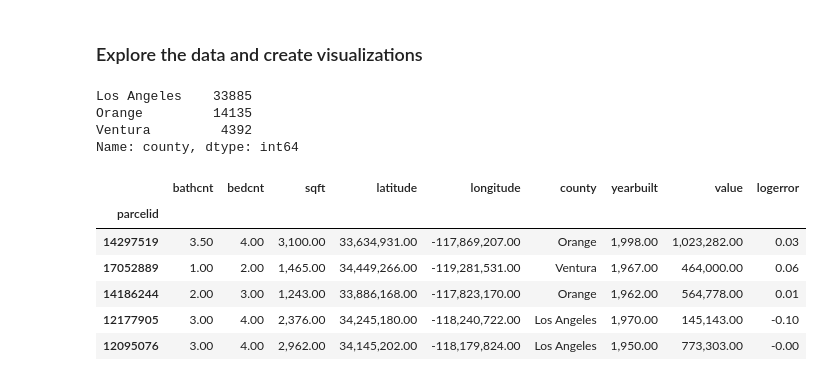
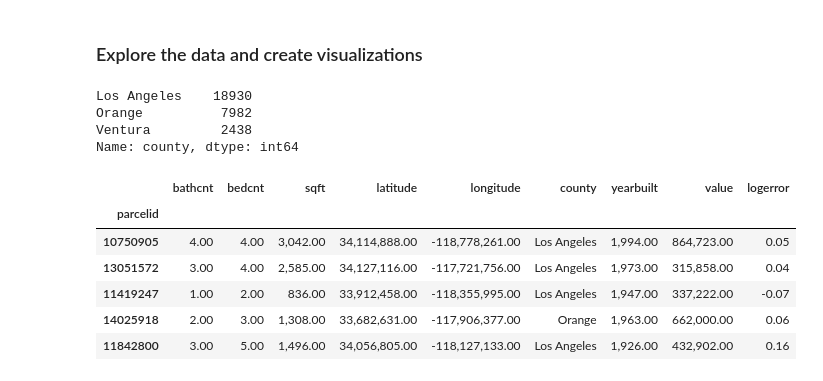
Before and after one commit to KwameTaylor/kwames-zillow-zestimates-error-control, a Jupyter notebook: explore.ipynb, the cells around one changed output. Saved outputs shown, nothing was run; the diff lists cells and outputs as text; code cells hidden in the pictures.

```diff
--- a/explore.ipynb
+++ b/explore.ipynb
@@ -174,20 +174,20 @@ Shape of y test data: (10483,)
 # %% [markdown]
 ### Explore the data and create visualizations
 # %%
-df.county.value_counts()
+train.county.value_counts()
 # %% [output]
-Los Angeles    33885
-Orange         14135
-Ventura         4392
+Los Angeles    18930
+Orange          7982
+Ventura         2438
 Name: county, dtype: int64
 # %%
-df.head()
+train.head()
 # %% [output]
 |  | bathcnt | bedcnt | sqft | latitude | longitude | county | yearbuilt | value | logerror |
 | parcelid |  |  |  |  |  |  |  |  |  |
-| 14297519 | 3.50 | 4.00 | 3,100.00 | 33,634,931.00 | -117,869,207.00 | Orange | 1,998.00 | 1,023,282.00 | 0.03 |
-| 17052889 | 1.00 | 2.00 | 1,465.00 | 34,449,266.00 | -119,281,531.00 | Ventura | 1,967.00 | 464,000.00 | 0.06 |
-| 14186244 | 2.00 | 3.00 | 1,243.00 | 33,886,168.00 | -117,823,170.00 | Orange | 1,962.00 | 564,778.00 | 0.01 |
-| 12177905 | 3.00 | 4.00 | 2,376.00 | 34,245,180.00 | -118,240,722.00 | Los Angeles | 1,970.00 | 145,143.00 | -0.10 |
-| 12095076 | 3.00 | 4.00 | 2,962.00 | 34,145,202.00 | -118,179,824.00 | Los Angeles | 1,950.00 | 773,303.00 | -0.00 |
+| 10750905 | 4.00 | 4.00 | 3,042.00 | 34,114,888.00 | -118,778,261.00 | Los Angeles | 1,994.00 | 864,723.00 | 0.05 |
+| 13051572 | 3.00 | 4.00 | 2,585.00 | 34,127,116.00 | -117,721,756.00 | Los Angeles | 1,973.00 | 315,858.00 | 0.04 |
+| 11419247 | 1.00 | 2.00 | 836.00 | 33,912,458.00 | -118,355,995.00 | Los Angeles | 1,947.00 | 337,222.00 | -0.07 |
+| 14025918 | 2.00 | 3.00 | 1,308.00 | 33,682,631.00 | -117,906,377.00 | Orange | 1,963.00 | 662,000.00 | 0.06 |
+| 11842800 | 3.00 | 5.00 | 1,496.00 | 34,056,805.00 | -118,127,133.00 | Los Angeles | 1,926.00 | 432,902.00 | 0.16 |
 # %%
```
Also changed, not shown: parts of 6 cells of this notebook, 1 other file.
